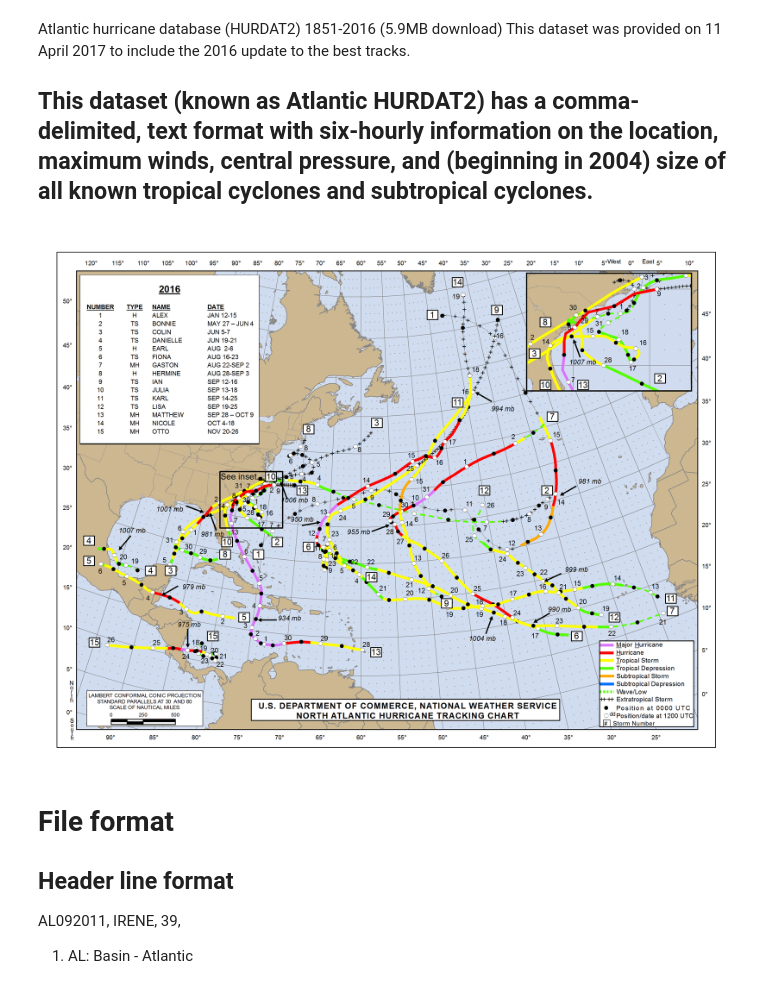
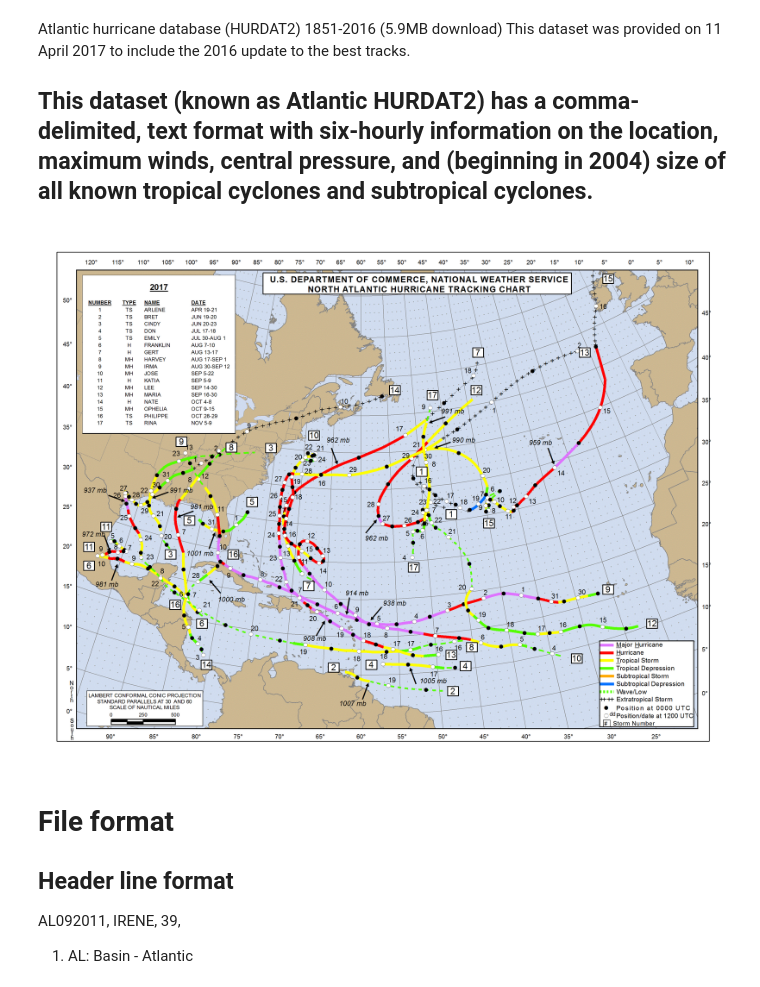
Before and after one commit to philippemiron/notebooks, a Jupyter notebook: atlantic_storms.ipynb, the cells around one changed output. Cells and saved outputs as stored; diff of their text form; code cells hidden in the pictures.

```diff
--- a/atlantic_storms.ipynb
+++ b/atlantic_storms.ipynb
@@ -17,9 +17,9 @@ This dataset (known as Atlantic HURDAT2) has a comma-delimited, text format with
 ---
 # %%
 from IPython.display import Image
-Image("https://www.nhc.noaa.gov/data/tracks/tracks-at-2016.png")
+Image("https://www.nhc.noaa.gov/data/tracks/tracks-at-2017.png")
 # %% [output]
-[figure, old version]
+[figure, new version]
 # %% [markdown]
 # File format
 
```
Also changed, not shown: parts of 4 cells of this notebook, 7 other files.
